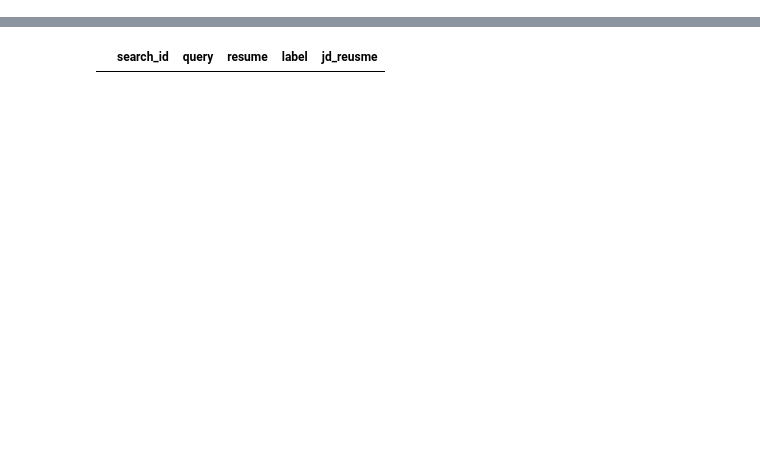
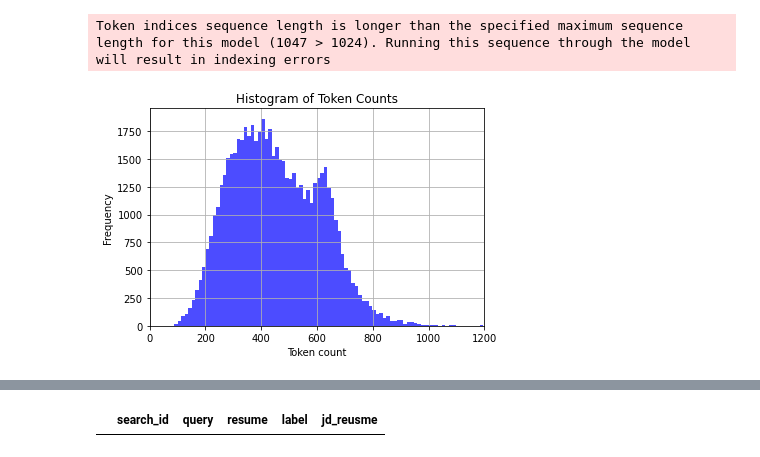
Before and after one commit to ruian1/llama_training, a Jupyter notebook: check_data.ipynb, the cells around one changed output, grey strips where cells are left out. Cells and saved outputs as stored; diff of their text form; code cells hidden in the pictures; blank space fills up the shorter version.

```diff
--- a/check_data.ipynb
+++ b/check_data.ipynb
@@ -18,0 +39,8 @@ from llama_dataloader import BinaryClassificationDataset
+# %%
+tokenizer = GPT2Tokenizer.from_pretrained("gpt2")
+# %%
+text = "This is an example sentence."
+encoded_text = tokenizer.encode(text)
+token_count = len(encoded_text)
+
+print(f"Token count: {token_count}")
@@ -18,0 +66,8 @@ from llama_dataloader import BinaryClassificationDataset
+# %%
+def count_tokens(text):
+    encoded_text = tokenizer.encode(text)
+    return len(encoded_text)
+# %%
+train_df["token_count"] = train_df["jd_reusme"].apply(count_tokens)
+# %% [output]
+Token indices sequence length is longer than the specified maximum sequence length for this model (1047 > 1024). Running this sequence through the model will result in indexing errors
@@ -18,0 +76,10 @@ from llama_dataloader import BinaryClassificationDataset
+# %%
+plt.hist(train_df["token_count"], bins='auto', alpha=0.7, color='blue')
+plt.xlabel("Token count")
+plt.ylabel("Frequency")
+plt.title("Histogram of Token Counts")
+plt.grid(True)
+plt.xlim((0,1200))
+plt.show()
+# %% [output]
+[figure, added]
```
Also changed, not shown: parts of 19 cells of this notebook, 10 other files.
